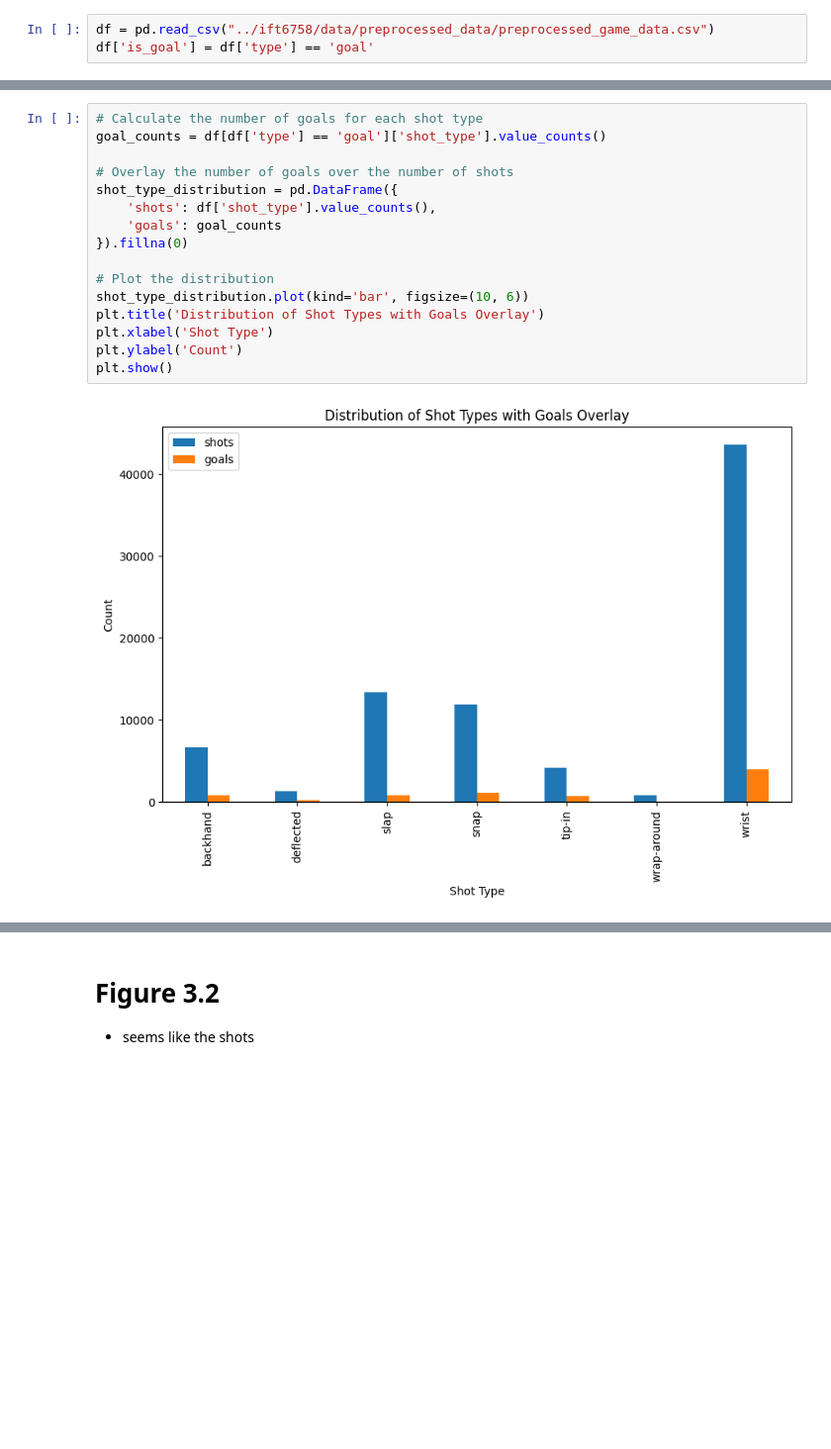
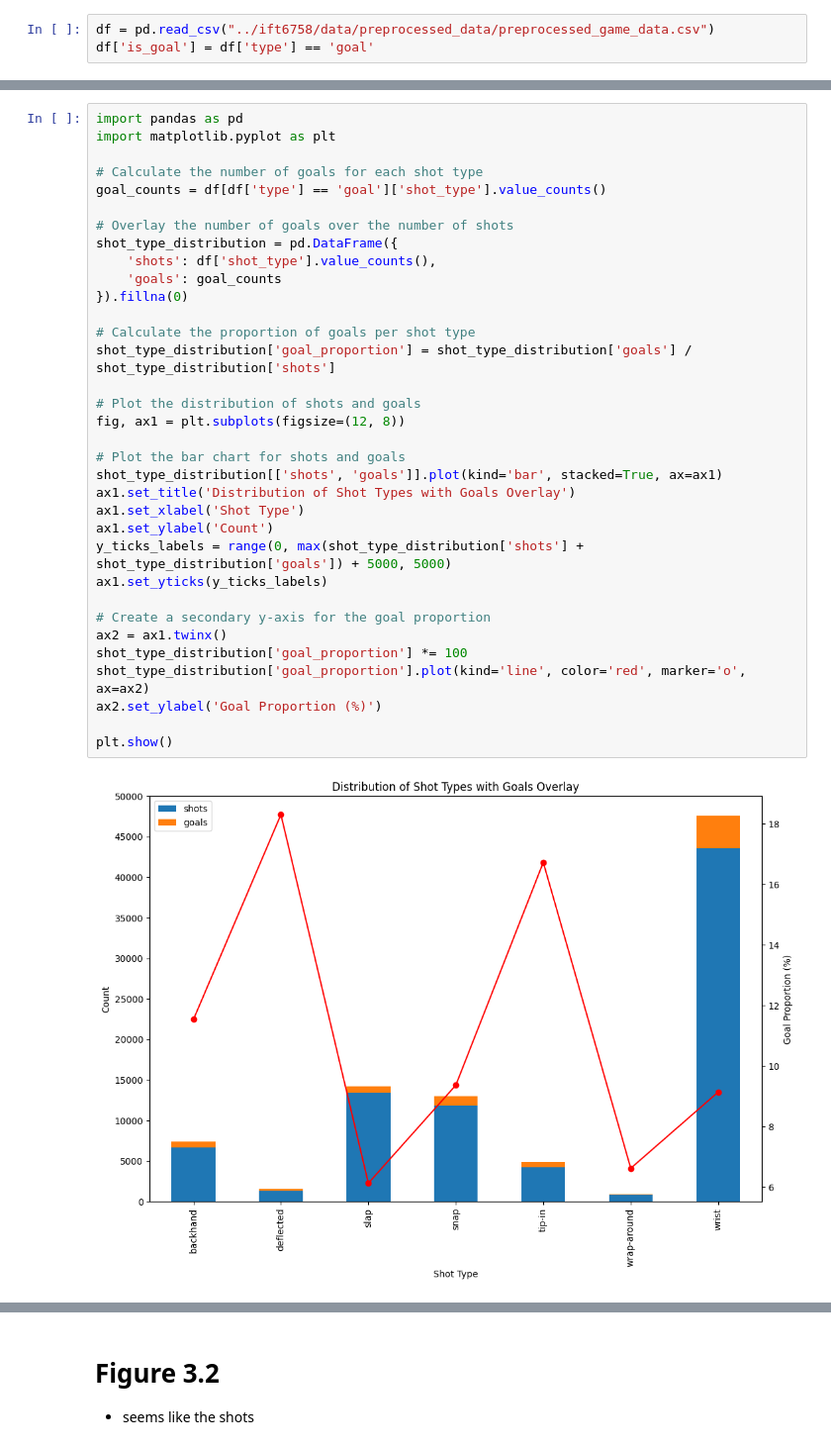
Before and after one commit to WilliamChidiac/NHL-goal-prediction, a Jupyter notebook: notebooks/simple_visualization.ipynb, the cells around one changed output, grey strips where cells are left out. Shown at 99% size. Cells and saved outputs as stored; diff of their text form; blank space fills up the shorter version.

Commit message:
figure 3.1 done

```diff
--- a/notebooks/simple_visualization.ipynb
+++ b/notebooks/simple_visualization.ipynb
@@ -36,18 +12,36 @@ plt.show()
 # %%
+import pandas as pd
+import matplotlib.pyplot as plt
+
 # Calculate the number of goals for each shot type
 goal_counts = df[df['type'] == 'goal']['shot_type'].value_counts()
 
 # Overlay the number of goals over the number of shots
 shot_type_distribution = pd.DataFrame({
     'shots': df['shot_type'].value_counts(),
     'goals': goal_counts
 }).fillna(0)
 
-# Plot the distribution
-shot_type_distribution.plot(kind='bar', figsize=(10, 6))
-plt.title('Distribution of Shot Types with Goals Overlay')
-plt.xlabel('Shot Type')
-plt.ylabel('Count')
+# Calculate the proportion of goals per shot type
+shot_type_distribution['goal_proportion'] = shot_type_distribution['goals'] / shot_type_distribution['shots']
+
+# Plot the distribution of shots and goals
+fig, ax1 = plt.subplots(figsize=(12, 8))
+
+# Plot the bar chart for shots and goals
+shot_type_distribution[['shots', 'goals']].plot(kind='bar', stacked=True, ax=ax1)
+ax1.set_title('Distribution of Shot Types with Goals Overlay')
+ax1.set_xlabel('Shot Type')
+ax1.set_ylabel('Count')
+y_ticks_labels = range(0, max(shot_type_distribution['shots'] + shot_type_distribution['goals']) + 5000, 5000)
+ax1.set_yticks(y_ticks_labels)
+
+# Create a secondary y-axis for the goal proportion
+ax2 = ax1.twinx()
+shot_type_distribution['goal_proportion'] *= 100
+shot_type_distribution['goal_proportion'].plot(kind='line', color='red', marker='o', ax=ax2)
+ax2.set_ylabel('Goal Proportion (%)')
+
 plt.show()
 # %% [output]
-[figure, old version]
+[figure, new version]
```
Also changed, not shown: parts of 8 cells of this notebook.
